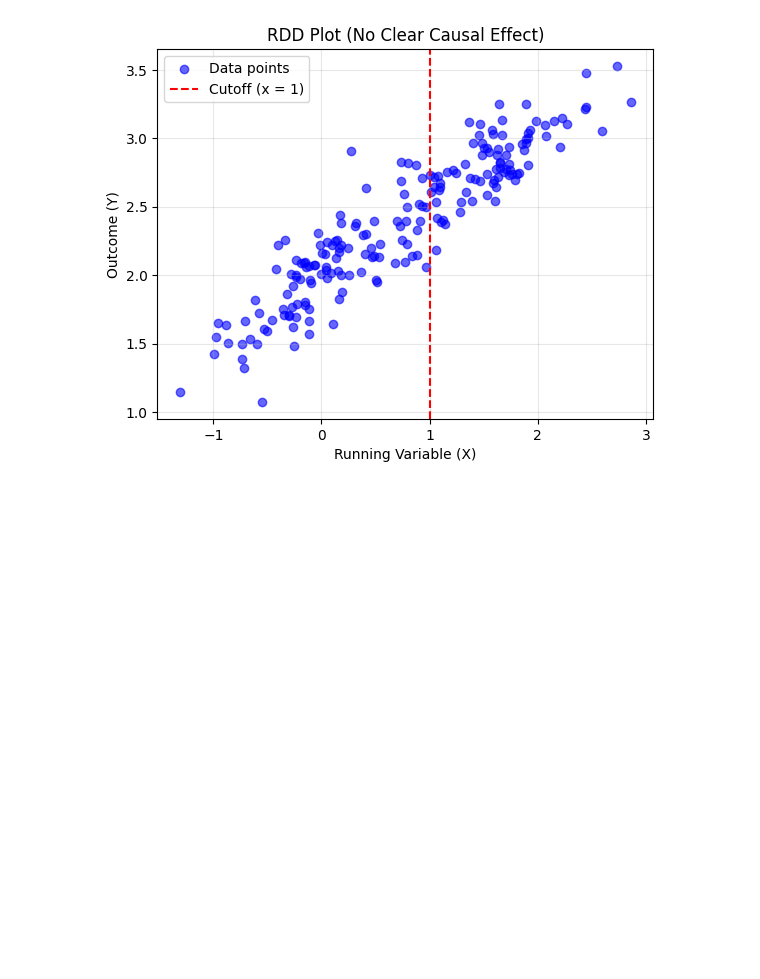
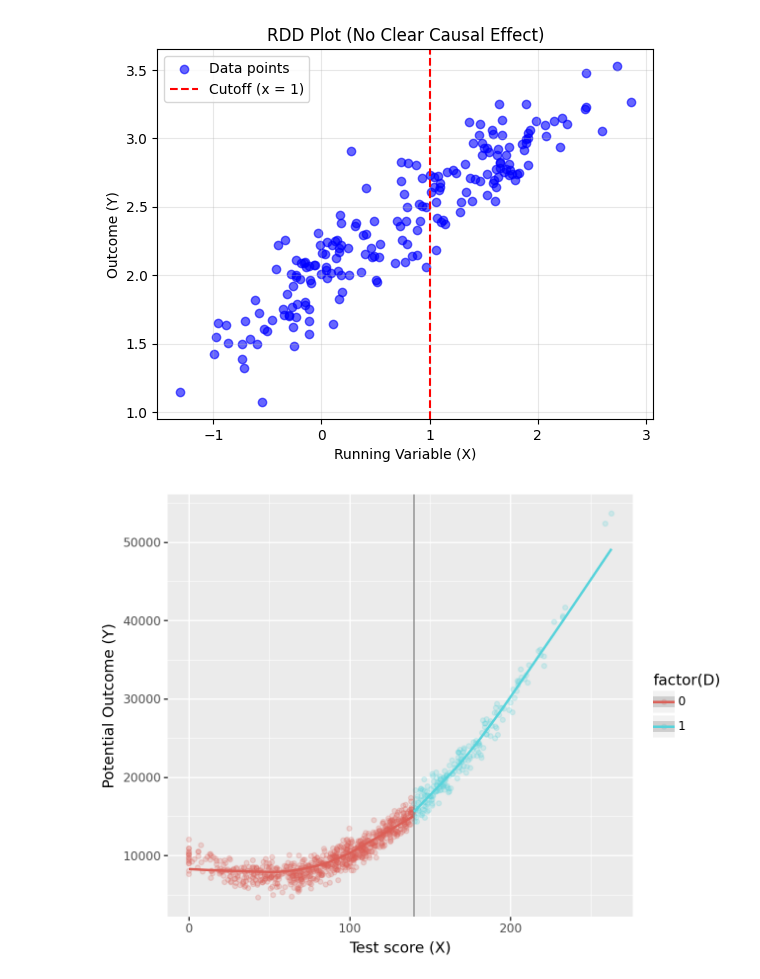
Before and after one commit to kabeerbora/ECON5625, a Jupyter notebook: RDD.ipynb, the cells around one changed output. Cells and saved outputs as stored; diff of their text form; code cells hidden in the pictures; blank space fills up the shorter version.

```diff
--- a/RDD.ipynb
+++ b/RDD.ipynb
@@ -151,3 +151,37 @@ plt.grid(True, alpha=0.3)
 plt.show()
 # %% [output]
 [figure]
+# %%
+import numpy as np
+import pandas as pd
+import statsmodels.api as sm
+import statsmodels.formula.api as smf
+from itertools import combinations
+import plotnine as p
+
+# read data
+import ssl
+ssl._create_default_https_context = ssl._create_unverified_context
+def read_data(file):
+    return pd.read_stata("https://github.com/scunning1975/mixtape/raw/master/" + file)
+
+np.random.seed(12282020)
+
+dat = pd.DataFrame({'x': np.random.normal(100, 50, 1000)})
+dat.loc[dat.x<0, 'x'] = 0
+dat['x2'] = dat['x']**2
+dat['x3'] = dat['x']**3
+dat['D'] = 0
+dat.loc[dat.x>140, 'D'] = 1
+
+dat['y3'] = 10000 + 0*dat.D - 100 * dat.x + dat.x2 + np.random.normal(0, 1000, 1000)
+dat = dat[dat.x < 280]
+
+# Linear Model for conditional expectation
+p.ggplot(dat, p.aes(x='x', y='y3', color = 'factor(D)')) +    p.geom_point(alpha = 0.2) +    p.geom_vline(xintercept = 140, colour = "grey") +    p.stat_smooth(method = "lm", se = 'F') +    p.labs(x = "Test score (X)", y = "Potential Outcome (Y)")
+
+
+# Linear Model for conditional expectation
+p.ggplot(dat, p.aes(x='x', y='y3', color = 'factor(D)')) +    p.geom_point(alpha = 0.2) +    p.geom_vline(xintercept = 140, colour = "grey") +    p.stat_smooth(method = "lowess", se = 'F') +    p.labs(x = "Test score (X)", y = "Potential Outcome (Y)")
+# %% [output]
+[figure, added]
```
Also changed, not shown: parts of 1 cell of this notebook.
